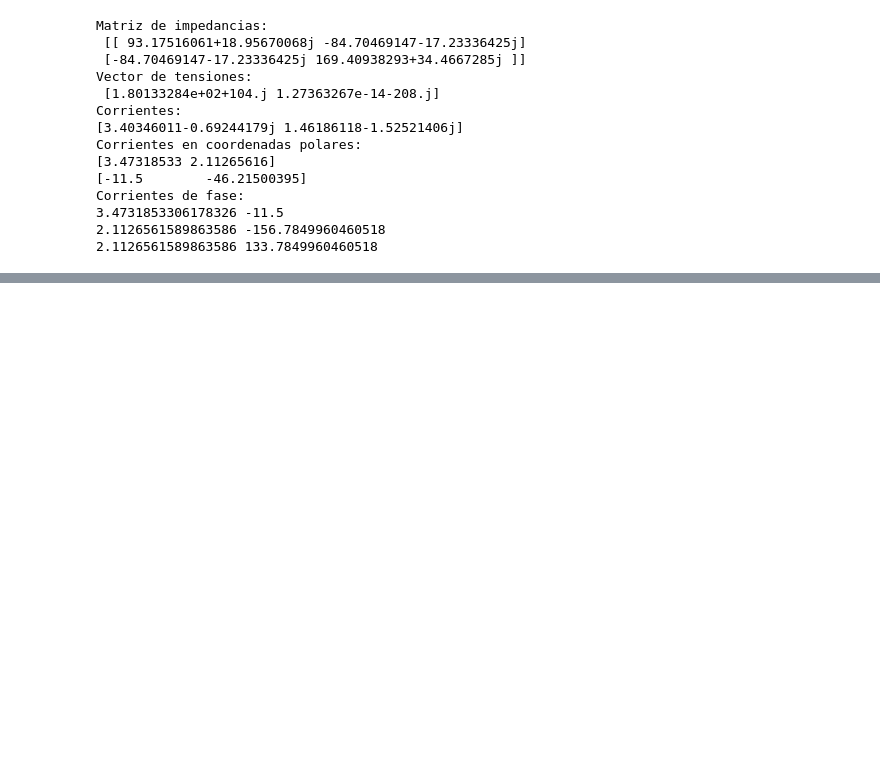
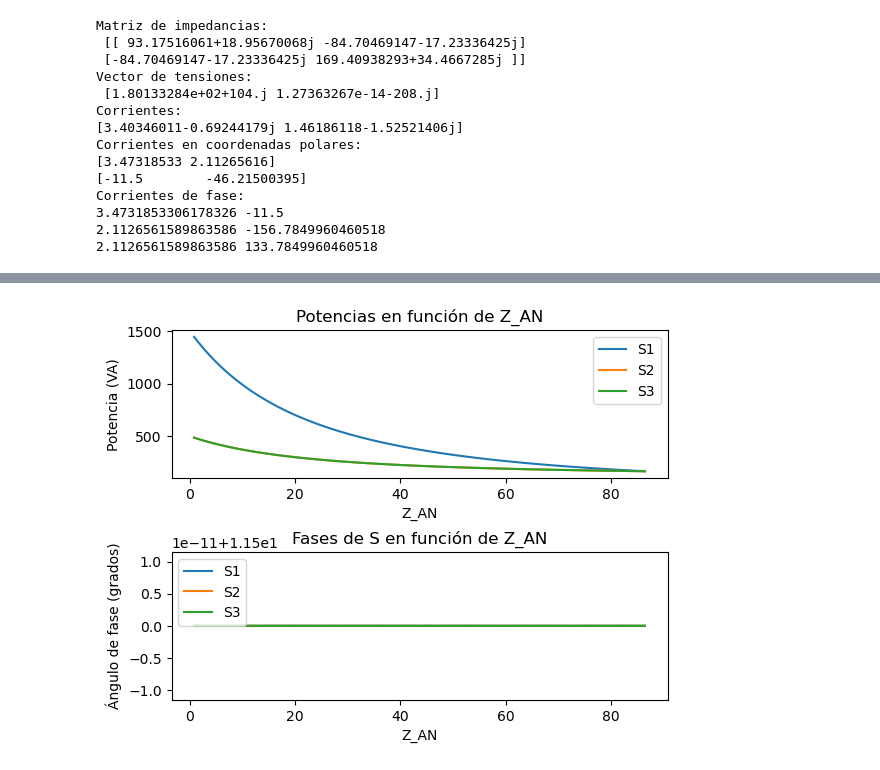
Before and after one commit to Allocco14/circuits, a Jupyter notebook: circuits.ipynb, the cells around one changed output, grey strips where cells are left out. Drawn from its saved outputs; the diff is of its cells as text; code cells hidden in the pictures; blank space fills up the shorter version.

```diff
--- a/circuits.ipynb
+++ b/circuits.ipynb
@@ -127,0 +149,32 @@ plt.subplots_adjust(hspace=0.5, wspace=0.5)
+# %%
+# Calcular las potencias por fase
+S1 = V1 * np.conj(I1)
+S2 = V2 * np.conj(I2)
+S3 = V3 * np.conj(I3)
+
+# Graficar las magnitudes y ángulos de las potencias por fase
+fig, axs = plt.subplots(2, 1)
+axs[0].plot(z_vect, np.abs(S1), label='S1')
+axs[0].plot(z_vect, np.abs(S2), label='S2')
+axs[0].plot(z_vect, np.abs(S3), label='S3')
+axs[0].set_xlabel('Z_AN')
+axs[0].set_ylabel('Potencia (VA)')
+axs[0].set_title('Potencias en función de Z_AN')
+axs[0].legend()
+
+theta_1 = np.angle(S1, deg=True)
+theta_2 = np.angle(S2, deg=True)
+theta_3 = np.angle(S3, deg=True)
+
+axs[1].plot(z_vect, theta_1, label='S1')
+axs[1].plot(z_vect, theta_1,  label='S2')
+axs[1].plot(z_vect, theta_1, label='S3')
+axs[1].set_xlabel('Z_AN')
+axs[1].set_ylabel('Ángulo de fase (grados)')
+axs[1].set_title('Fases de S en función de Z_AN')
+axs[1].legend()
+
+# Agregar espacios entre los subplots
+plt.subplots_adjust(hspace=0.5, wspace=0.5)
+# %% [output]
+[figure, added]
```
Also changed, not shown: parts of 1 cell of this notebook.
